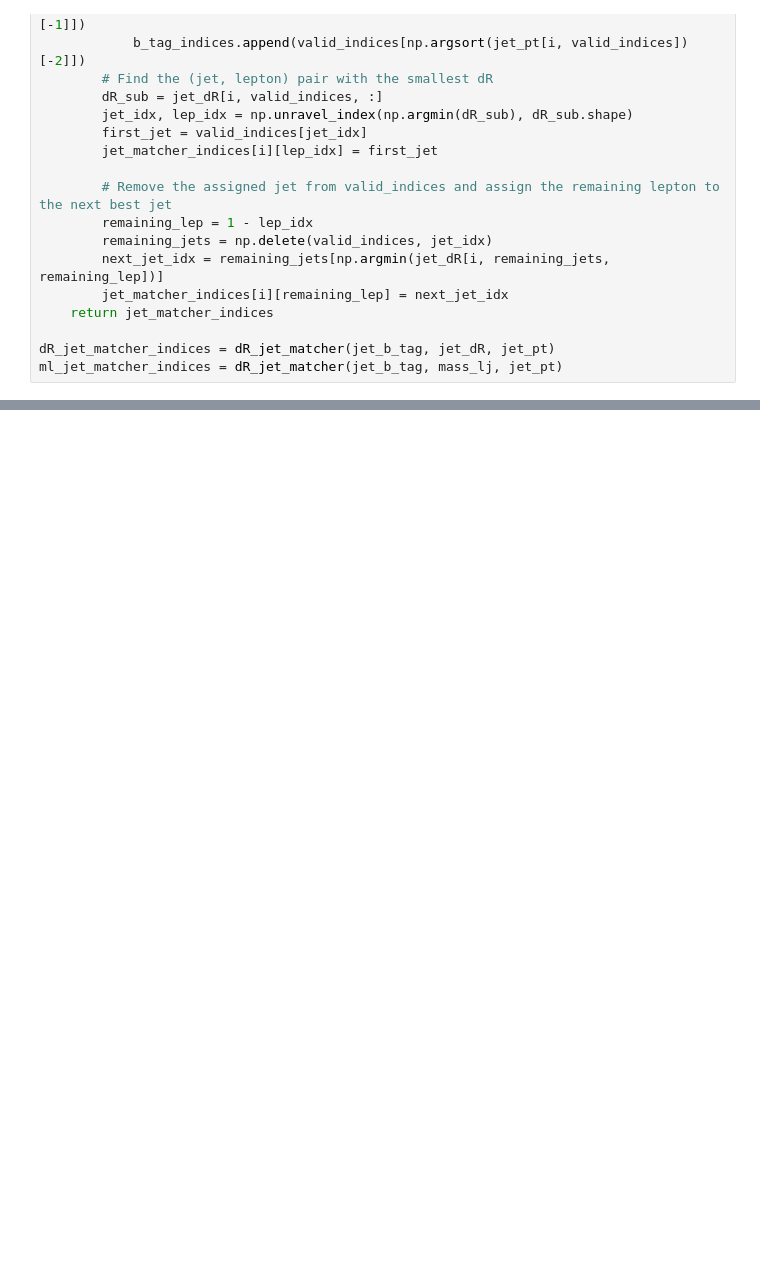
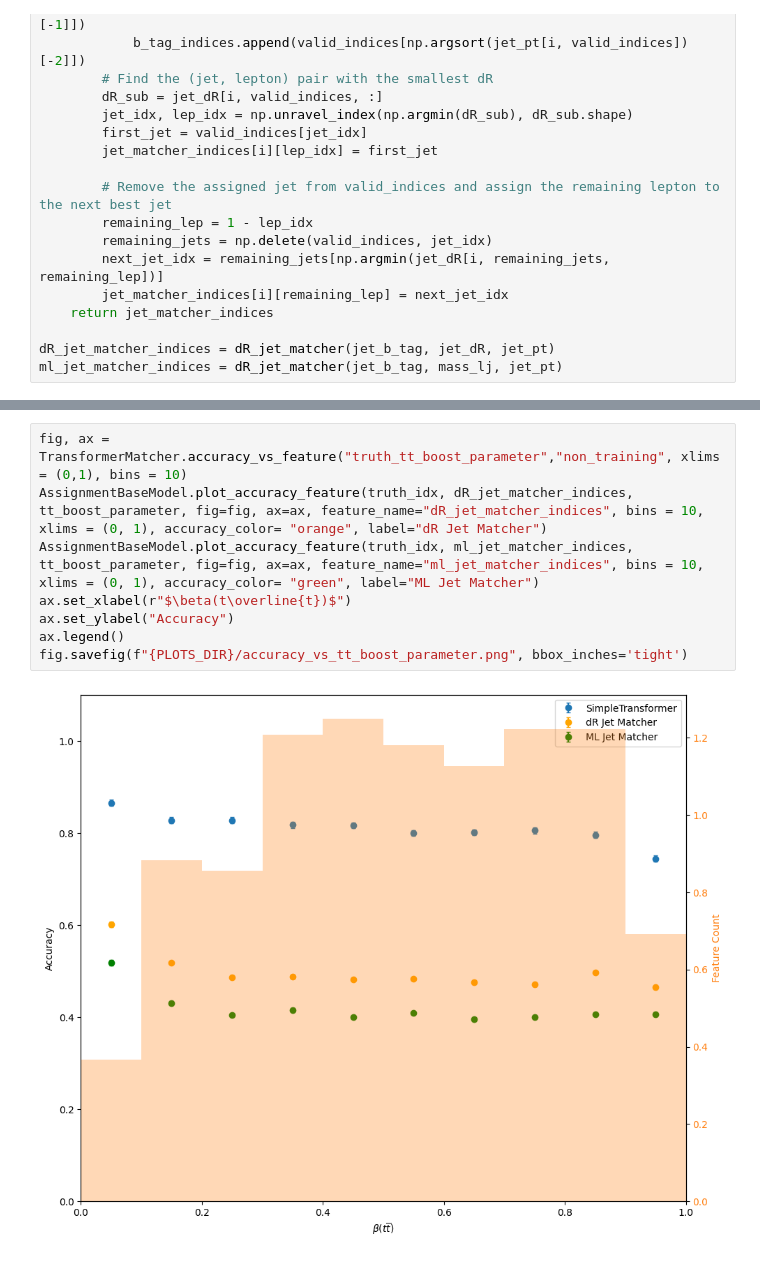
Before and after one commit to simi216/mva-trainer, a Jupyter notebook: notebooks/TransformerAnalysis_initial_states.ipynb, the cells around one changed output, grey strips where cells are left out. Drawn from its saved outputs; the diff is of its cells as text; blank space fills up the shorter version.

```diff
--- a/notebooks/TransformerAnalysis_initial_states.ipynb
+++ b/notebooks/TransformerAnalysis_initial_states.ipynb
@@ -286,3 +316,13 @@ fig.savefig(f"{PLOTS_DIR}/accuracy_vs_ttbar_mass.png", bbox_inches='tight')
+# %%
+fig, ax = TransformerMatcher.accuracy_vs_feature("truth_tt_boost_parameter","non_training", xlims = (0,1), bins = 10)
+AssignmentBaseModel.plot_accuracy_feature(truth_idx, dR_jet_matcher_indices, tt_boost_parameter, fig=fig, ax=ax, feature_name="dR_jet_matcher_indices", bins = 10, xlims = (0, 1), accuracy_color= "orange", label="dR Jet Matcher")
+AssignmentBaseModel.plot_accuracy_feature(truth_idx, ml_jet_matcher_indices, tt_boost_parameter, fig=fig, ax=ax, feature_name="ml_jet_matcher_indices", bins = 10, xlims = (0, 1), accuracy_color= "green", label="ML Jet Matcher")
+ax.set_xlabel(r"$\beta(t\overline{t})$")
+ax.set_ylabel("Accuracy")
+ax.legend()
+fig.savefig(f"{PLOTS_DIR}/accuracy_vs_tt_boost_parameter.png", bbox_inches='tight')
+# %% [output]
+[figure, added]
 # %%
 fig, ax = TransformerMatcher.plot_permutation_importance()
 fig.savefig(f"{PLOTS_DIR}/permutation_importance.png", bbox_inches='tight')
```
Also changed, not shown: parts of 21 cells of this notebook, 7 other files.
